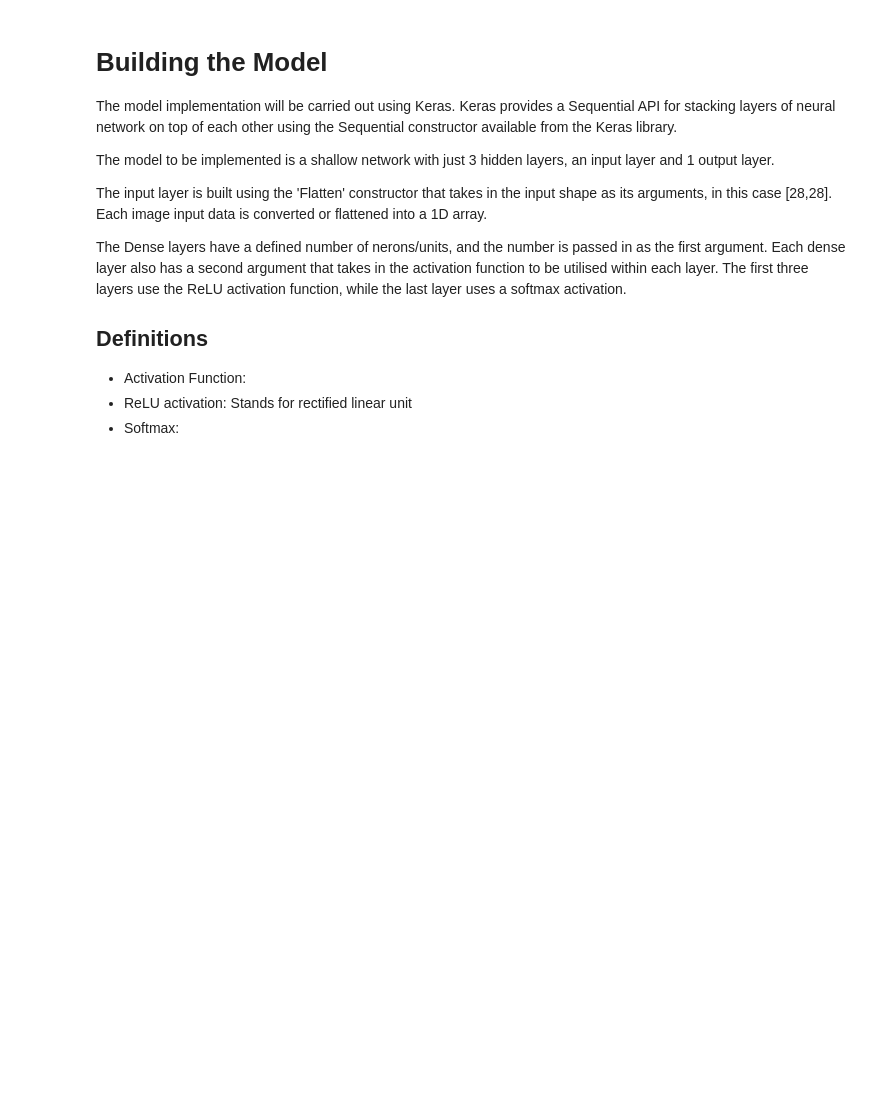
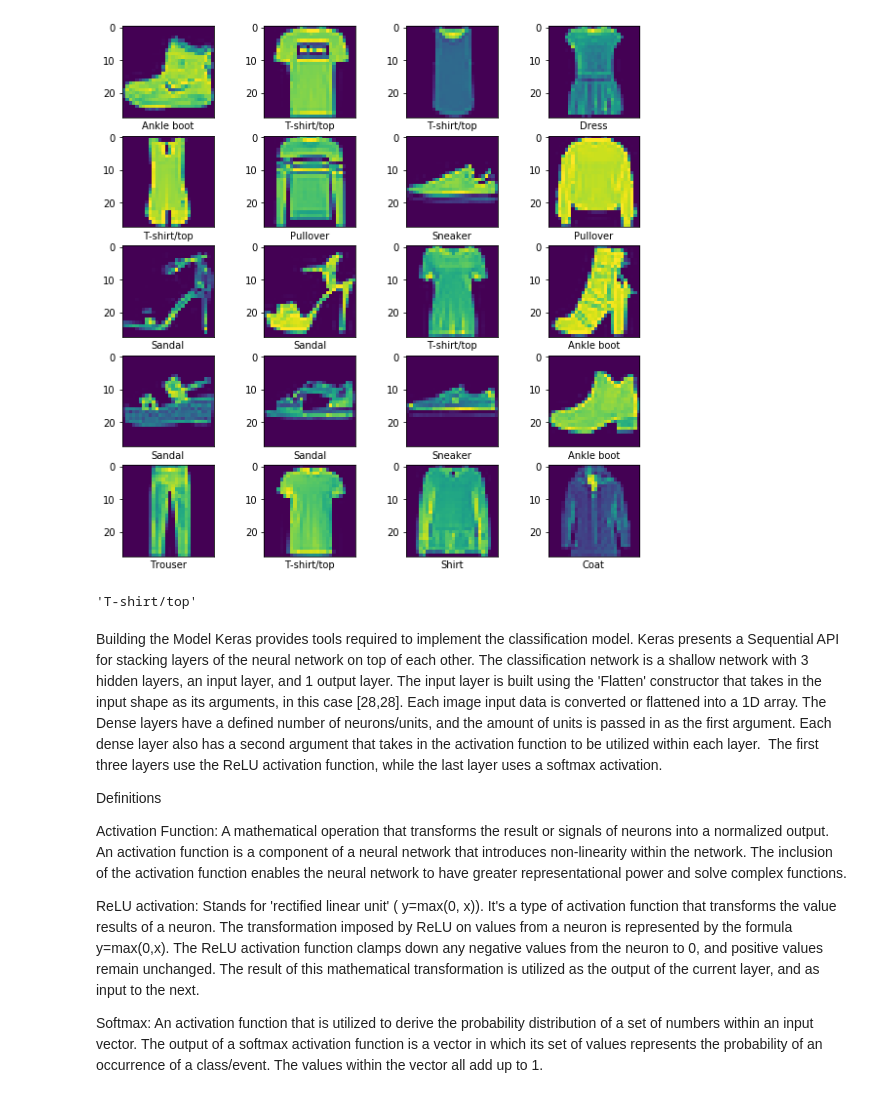
Before and after one commit to RichmondAlake/tensorflow_2_tutorials, a Jupyter notebook: 02_image_classification_fashionmnist.ipynb, the cells around one changed output. Saved outputs shown, nothing was run; the diff lists cells and outputs as text; code cells hidden in the pictures; blank space fills up the shorter version.

```diff
--- a/02_image_classification_fashionmnist.ipynb
+++ b/02_image_classification_fashionmnist.ipynb
@@ -98,14 +125,14 @@ test_images = test_iamges / 255.0
 # %%
 # Visualise the dataset
 plt.figure(figsize=(10,10))
-for i in range(25):
-    plt.subplot(5,5, i+1)
+for i in range(20):
+    plt.subplot(5,4, i+1)
     plt.xticks([])
-    plt.yticks([])
-    plt.grid(False)
-    plt.imshow(train_image[i])
+    plt.imshow(train_images[i])
     plt.xlabel(class_names[train_labels[i]])
 plt.show()
+# %% [output]
+[figure, added]
 # %%
 validation_images = train_images[:5000]
 validation_labels = train_labels[:5000]
@@ -114,19 +139,25 @@ class_names = ["T-shirt/top", "Trouser", "Pullover", "Dress", "Coat", "Sandal",
 # %%
-class_names[y_train[2]]
+class_names[train_labels[2]]
+# %% [output]
+'T-shirt/top'
 # %% [markdown]
-# Building the Model
-The model implementation will be carried out using Keras. Keras provides a Sequential API for stacking layers of neural network on top of each other using the Sequential constructor available from the Keras library.
+Building the Model
+Keras provides tools required to implement the classification model. Keras presents a Sequential API for stacking layers of the neural network on top of each other.
+The classification network is a shallow network with 3 hidden layers, an input layer, and 1 output layer. The input layer is built using the 'Flatten' constructor that takes in the input shape as its arguments, in this case [28,28].
+Each image input data is converted or flattened into a 1D array. The Dense layers have a defined number of neurons/units, and the amount of units is passed in as the first argument. Each dense layer also has a second argument that takes in the activation function to be utilized within each layer.
+The first three layers use the ReLU activation function, while the last layer uses a softmax activation.
 
-The model to be implemented is a shallow network with just 3 hidden layers, an input layer and 1 output layer.
+Definitions
 
-The input layer is built using the 'Flatten' constructor that takes in the input shape as its arguments, in this case [28,28]. Each image input data is converted or flattened into a 1D array.
+Activation Function: A mathematical operation that transforms the result or signals of neurons into a normalized output. An activation function is a component of a neural network that introduces non-linearity within the network. The inclusion of the activation function enables the neural network to have greater representational power and solve complex functions.
 
-The Dense layers have a defined number of nerons/units, and the number is passed in as the first argument. Each dense layer also has a second argument that takes in the activation function to be utilised within each layer. The first three layers use the ReLU activation function, while the last layer uses a softmax activation.
 
-## Definitions
-* Activation Function:
-* ReLU activation: Stands for rectified linear unit
-* Softmax:
+
+ReLU activation: Stands for 'rectified linear unit' ( y=max(0, x)). It's a type of activation function that transforms the value results of a neuron. The transformation imposed by ReLU on values from a neuron is represented by the formula y=max(0,x). The ReLU activation function clamps down any negative values from the neuron to 0, and positive values remain unchanged. The result of this mathematical transformation is utilized as the output of the current layer, and as input to the next.
+
+
+
+Softmax: An activation function that is utilized to derive the probability distribution of a set of numbers within an input vector. The output of a softmax activation function is a vector in which its set of values represents the probability of an occurrence of a class/event. The values within the vector all add up to 1.
 # %%
 # Classification MLP(Multilayer perceptron) with two hidden layers
 model = keras.models.Sequential([
```
Also changed, not shown: parts of 52 cells of this notebook.
